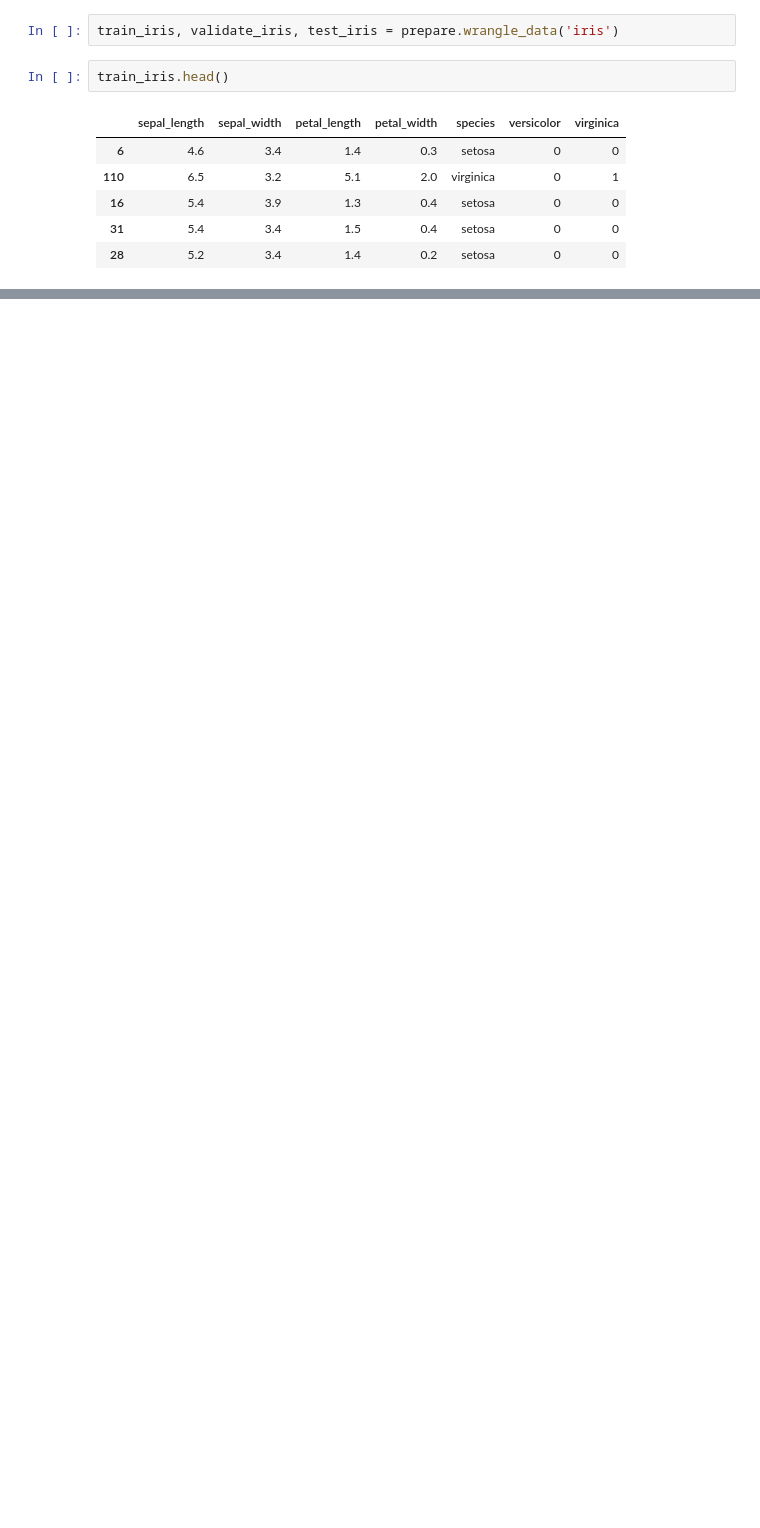
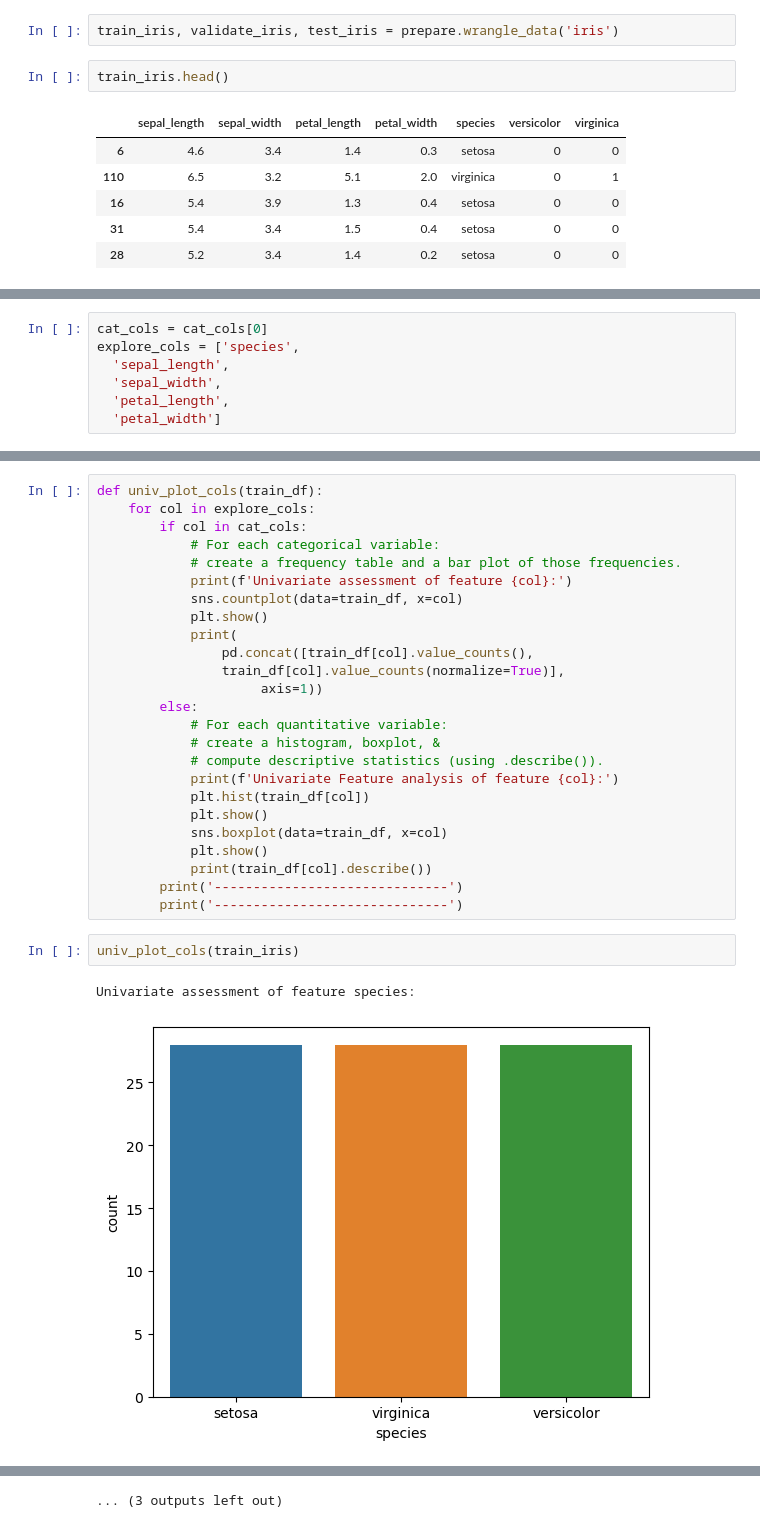
Before and after one commit to Adam-Harris87/classification-exercises, a Jupyter notebook: classification_exercises.ipynb, the cells around one changed output, grey strips where cells are left out. Cells and saved outputs as stored; diff of their text form; blank space fills up the shorter version.

Commit message:
working on explore exercises

```diff
--- a/classification_exercises.ipynb
+++ b/classification_exercises.ipynb
@@ -1232,0 +1246,7 @@ cat_cols, num_cols, explore_cols = get_column_types(train_iris)
+# %%
+cat_cols = cat_cols[0]
+explore_cols = ['species',
+  'sepal_length',
+  'sepal_width',
+  'petal_length',
+  'petal_width']
@@ -1232,0 +1259,30 @@ cat_cols, num_cols, explore_cols = get_column_types(train_iris)
+# %%
+def univ_plot_cols(train_df):
+    for col in explore_cols:
+        if col in cat_cols:
+            # For each categorical variable:
+            # create a frequency table and a bar plot of those frequencies.
+            print(f'Univariate assessment of feature {col}:')
+            sns.countplot(data=train_df, x=col)
+            plt.show()
+            print(
+                pd.concat([train_df[col].value_counts(),
+                train_df[col].value_counts(normalize=True)],
+                     axis=1))
+        else:
+            # For each quantitative variable:
+            # create a histogram, boxplot, &
+            # compute descriptive statistics (using .describe()).
+            print(f'Univariate Feature analysis of feature {col}:')
+            plt.hist(train_df[col])
+            plt.show()
+            sns.boxplot(data=train_df, x=col)
+            plt.show()
+            print(train_df[col].describe())
+        print('------------------------------')
+        print('------------------------------')
+# %%
+univ_plot_cols(train_iris)
+# %% [output]
+Univariate assessment of feature species:
+[figure, added]
@@ -1232,0 +1338 @@ cat_cols, num_cols, explore_cols = get_column_types(train_iris)
+... (3 outputs left out)
```
Also changed, not shown: parts of 42 cells of this notebook.
